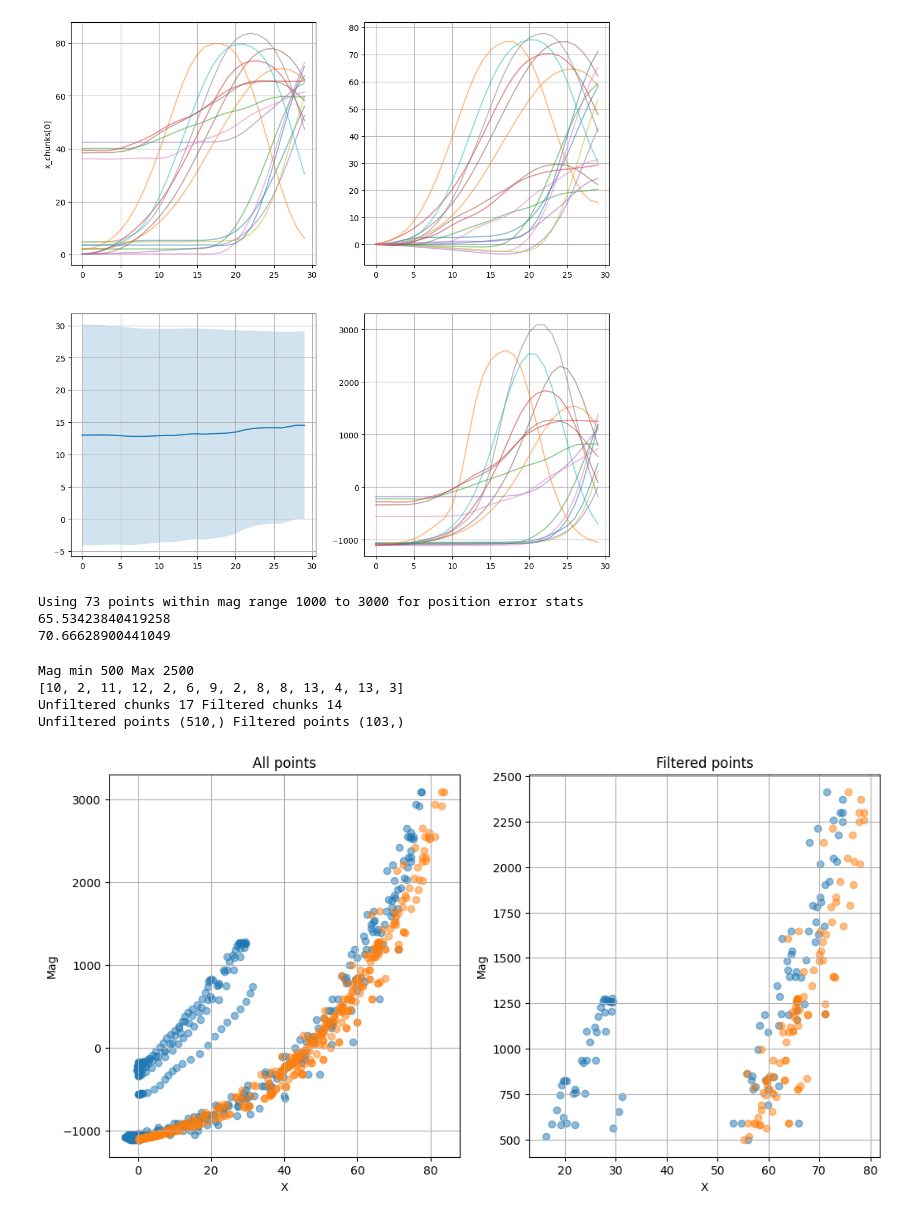
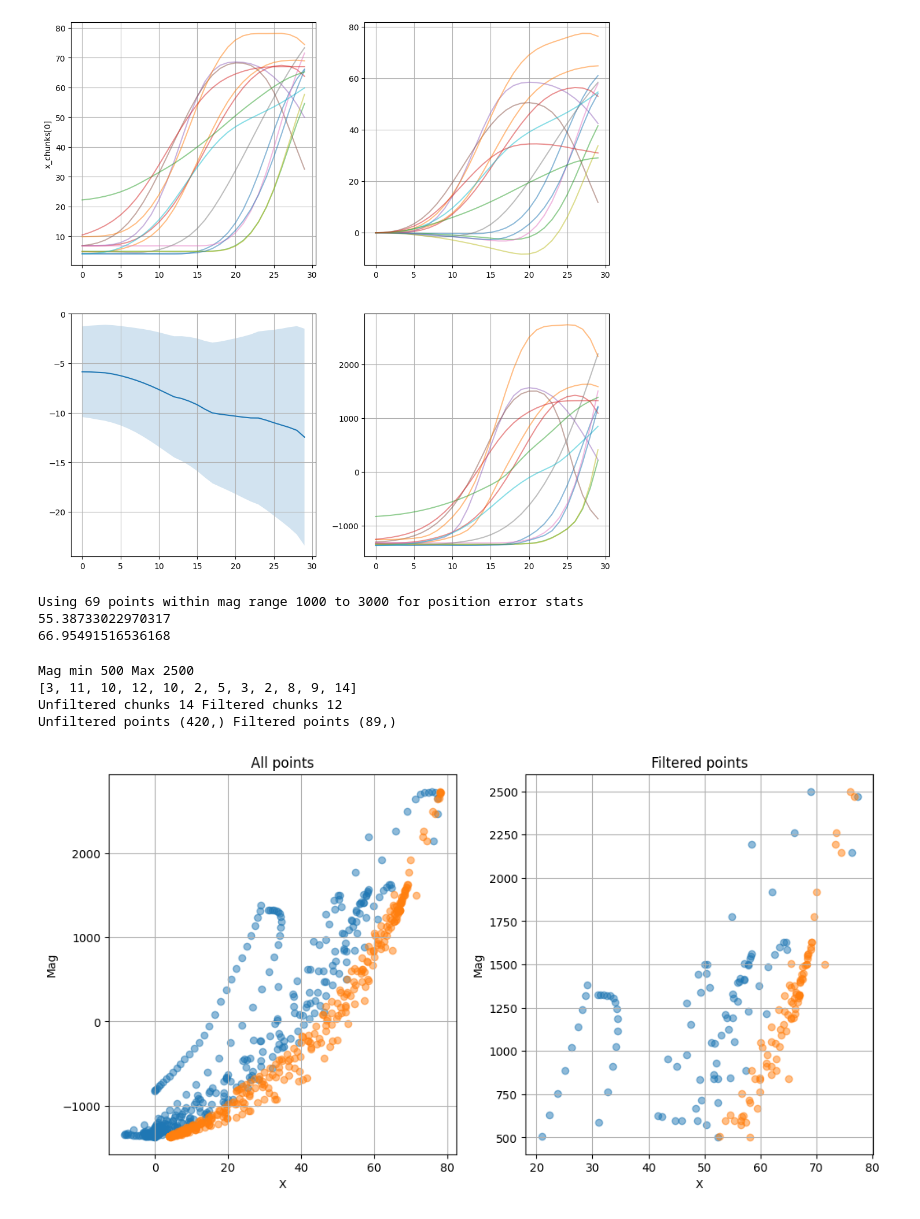
Before and after one commit to colinpate/sus, a Jupyter notebook: cal.ipynb, the cells around one changed output. Cells and saved outputs as stored; diff of their text form; code cells hidden in the pictures.

```diff
--- a/cal.ipynb
+++ b/cal.ipynb
@@ -199,8 +201,7 @@ if dec:
 dt_s = np.diff(t, prepend=t[0]-0.01)
 print(dt_s.shape)
 print(travel.shape)
-v = np.diff(travel, prepend=travel[0]) / dt_s
-a_gt = np.diff(v, prepend=v[0]) / dt_s
+t, a_meas, a_gt, v = derive_gt(ws, use_gradient=True, use_raw=False)
 print(dt_s.shape)
 print(travel.shape)
 print(mag_proj.shape)
@@ -333,23 +335,26 @@ S1 spectrogram
 # %%
 # See how we can identify still sections for mag baseline
-still_a_max = 1
+still_a_max = 0.1#1
 still_len = 10
 
 still_mags = []
 still_as = []
 still_travs = []
 still_vs = []
+still_s2 = []
 for i in range(0, mag_proj.shape[0] - still_len, still_len):
     mag_chunk = mag_proj[i:i+still_len]
     a_chunk = a_proj_lhp[i:i+still_len]
-    a_s2_chunk = a_s2_x_lp[i:i+still_len]
+    a_s2_chunk = np.linalg.norm(a_s1[i*2:(i+still_len)*2], axis=1)
     trav_chunk = travel[i:i+still_len]
     v_chunk = v[i:i+still_len]
     if max(abs(a_chunk)) < still_a_max:
+    #if np.std(a_chunk) < still_a_max:
         still_mags.append(mag_chunk)
         still_as.append(abs(a_chunk))
         still_travs.append(trav_chunk)
         still_vs.append(abs(v_chunk))
+        still_s2.append(a_s2_chunk)
 
 print(len(v))
 print("All v", np.median(abs(v)), np.std(abs(v)))
@@ -357,14 +362,15 @@ print("Still v", np.median(still_vs), np.std(still_vs))
 print("Still %:", len(still_vs) * still_len / len(v) * 100)
 
 # Set up parameters for finding mag->travel training chunks
-mag_baseline = np.median(still_mags) + np.std(still_mags) #np.percentile(still_mags, 90)#
+mag_baseline = np.median(still_mags) + np.std(still_mags)  # np.percentile(still_mags, 90)#
 print("Mag baseline", mag_baseline, "std", np.std(still_mags))
 
 plt.figure(figsize=(12,9))
 plt.subplot(3, 1, 1)
-plt.plot([np.median(i) for i in still_travs])
+#plt.plot([np.median(i) for i in still_travs])
+plt.plot([np.median(i) for i in still_as])
 plt.subplot(3, 1, 2)
 plt.plot([np.median(i) for i in still_mags])
 plt.subplot(3, 1, 3)
-plt.plot([np.median(i) for i in still_as])
+plt.plot([np.std(i) for i in still_as])
 # %% [output]
@@ -415,11 +421,15 @@ for i in range(0, travel.shape[0] - chunk_len, stride):
         v_still = v[chunk_i][still_slice]
         mag_still = mag_proj[chunk_i][still_slice]
         a_still = a_mms[chunk_i][still_slice]
+        a_s1_still = a_s1_x_lp[chunk_i][still_slice]
+        a_s2_still = a_s2_x_lp[chunk_i][still_slice]
 
         a_bump = a_mms[chunk_i][bump_slice]
-        dt_bump = dt_s[chunk_i][bump_slice]
+        t_bump = t[chunk_i][bump_slice]
         x_bump = travel[chunk_i][bump_slice]
         mag_bump = mag_proj[chunk_i][bump_slice]
+        a_s1_bump = a_s1_x_lp[chunk_i][bump_slice]
+        a_s2_bump = a_s2_x_lp[chunk_i][bump_slice]
 
         mag_still_mean = np.mean(mag_still)
 
@@ -435,33 +445,49 @@ for i in range(0, travel.shape[0] - chunk_len, stride):
             continue
         #print(f"Found bump at index {i}, still mean mag {mag_still_mean:.1f}, bump max mag {max(mag_bump)}")
 
-        a_int = np.cumsum(a_bump * dt_bump)
-        a_intint = np.cumsum(a_int * dt_bump)
+        #a_int = np.cumsum(a_bump * dt_bump)
+        #a_intint = np.cumsum(a_int * dt_bump)
+        a_int = scipy.integrate.cumulative_trapezoid(a_bump, t_bump, initial=0)
+        a_intint = scipy.integrate.cumulative_trapezoid(a_int, t_bump, initial=0)
+
+        s1_still_mean = np.mean(a_s1_still)
+        s2_still_mean = np.mean(a_s2_still)
+        s1_max = np.max(np.abs(a_s1_bump - s1_still_mean))
+        s2_max = np.max(np.abs(a_s2_bump - s2_still_mean))
+        if (s2_max > s1_max):
+            continue
 
         if max(a_intint) < bump_dx_min:
             continue
 
         skip = skips
 
+        print(chunk_i, s1_max, s2_max)
         a_intint_chunks.append(a_intint)
         slices.append(chunk_i)
 
 x_chunks = [travel[chunk_i][bump_slice] for chunk_i in slices]
 mag_chunks = [mag_proj[chunk_i][bump_slice] for chunk_i in slices]
+start_vs = [v[chunk_i][bump_slice][0] for chunk_i in slices]
+start_mags = [mag_chunk[0] for mag_chunk in mag_chunks]
+print("Median start v", np.median(start_vs), "std", np.std(start_vs))
+print("Median start mag", np.median(start_mags), "std", np.std(start_mags))
 #x_chunks -= np.mean([x_chunk[0] for x_chunk in x_chunks], axis=0)  # remove mean to align better
 
-abserrors = [abs(x_chunk - a_intint) for x_chunk, a_intint in zip(x_chunks, a_intint_chunks)]
-abs_err_arr = np.asarray(abserrors)
-print(abs_err_arr.shape[0], "chunks,", abs_err_arr.shape[1], "samples per chunk")
-error_avg = np.mean(abs_err_arr, axis=0)
-error_std = np.std(abs_err_arr, axis=0)
-travel_avg = np.mean([abs(chunk_i) for chunk_i in x_chunks], axis=0)
+errors = [a_intint - x_chunk for x_chunk, a_intint in zip(x_chunks, a_intint_chunks)]
+err_arr = np.asarray(errors)
+print(err_arr.shape[0], "chunks,", err_arr.shape[1], "samples per chunk")
+error_avg = np.median(err_arr, axis=0)
+error_std = np.std(err_arr, axis=0)
+print(error_avg.shape)
+travel_avg = np.median([abs(chunk_i) for chunk_i in x_chunks], axis=0)
 trav_std = np.std([abs(chunk_i) for chunk_i in x_chunks], axis=0)
 
 mean_end_error = error_avg[-1]
 mean_end_travel = travel_avg[-1]
-print(f"Mean end error: {mean_end_error:.2f} mm, mean end travel: {mean_end_travel:.2f} mm")
-print(f"Ratio of mean end error to mean end travel: {mean_end_error / mean_end_travel:.2%}")
+print(f"Median end error: {mean_end_error:.2f} mm, median end travel: {mean_end_travel:.2f} mm")
+print(f"Median start error: {error_avg[0]:.2f} mm, median start travel: {travel_avg[0]:.2f} mm")
+print(f"Ratio of median end error to median end travel: {mean_end_error / mean_end_travel:.2%}")
 
 print(slices)
 
@@ -491,4 +530,4 @@ Ratio of mean end error to mean end travel: 25.82%
-[figure, old version]
+[figure, new version]
 # %%
 # Concatenate chunks to points
 mag_points = np.concatenate(mag_chunks)
@@ -502,9 +541,9 @@ print(f"Using {np.sum(thresh_mask)} points within mag range {mag_center - center
 print(np.median(pred_x_points[thresh_mask]))
 print(np.median(x_points[thresh_mask]))
 # %% [output]
-Using 73 points within mag range 1000 to 3000 for position error stats
-65.53423840419258
-70.66628900441049
+Using 69 points within mag range 1000 to 3000 for position error stats
+55.38733022970317
+66.95491516536168
 # %%
 # Filter data from chunks with mag bounds
 mag_lower_thresh = max(mag_baseline, 500)
@@ -527,9 +566,9 @@ print("Unfiltered chunks", len(mag_chunks), "Filtered chunks", len(chunks_filt))
 print("Unfiltered points", mag_points.shape, "Filtered points", mag_points_filtered.shape)
 # %% [output]
 Mag min 500 Max 2500
-[10, 2, 11, 12, 2, 6, 9, 2, 8, 8, 13, 4, 13, 3]
-Unfiltered chunks 17 Filtered chunks 14
-Unfiltered points (510,) Filtered points (103,)
+[3, 11, 10, 12, 10, 2, 5, 3, 2, 8, 9, 14]
+Unfiltered chunks 14 Filtered chunks 12
+Unfiltered points (420,) Filtered points (89,)
 # %%
 # Plot results of filtering points by mag
 plt.figure(figsize=(12,6))
@@ -548,7 +587,7 @@ plt.xlabel("X")
 plt.title("Filtered points")
 plt.grid()
 # %% [output]
-[figure, old version]
+[figure, new version]
 # %%
 # Bin points by mag and get stats
 n_bins = 10
```
Also changed, not shown: parts of 17 cells of this notebook.
